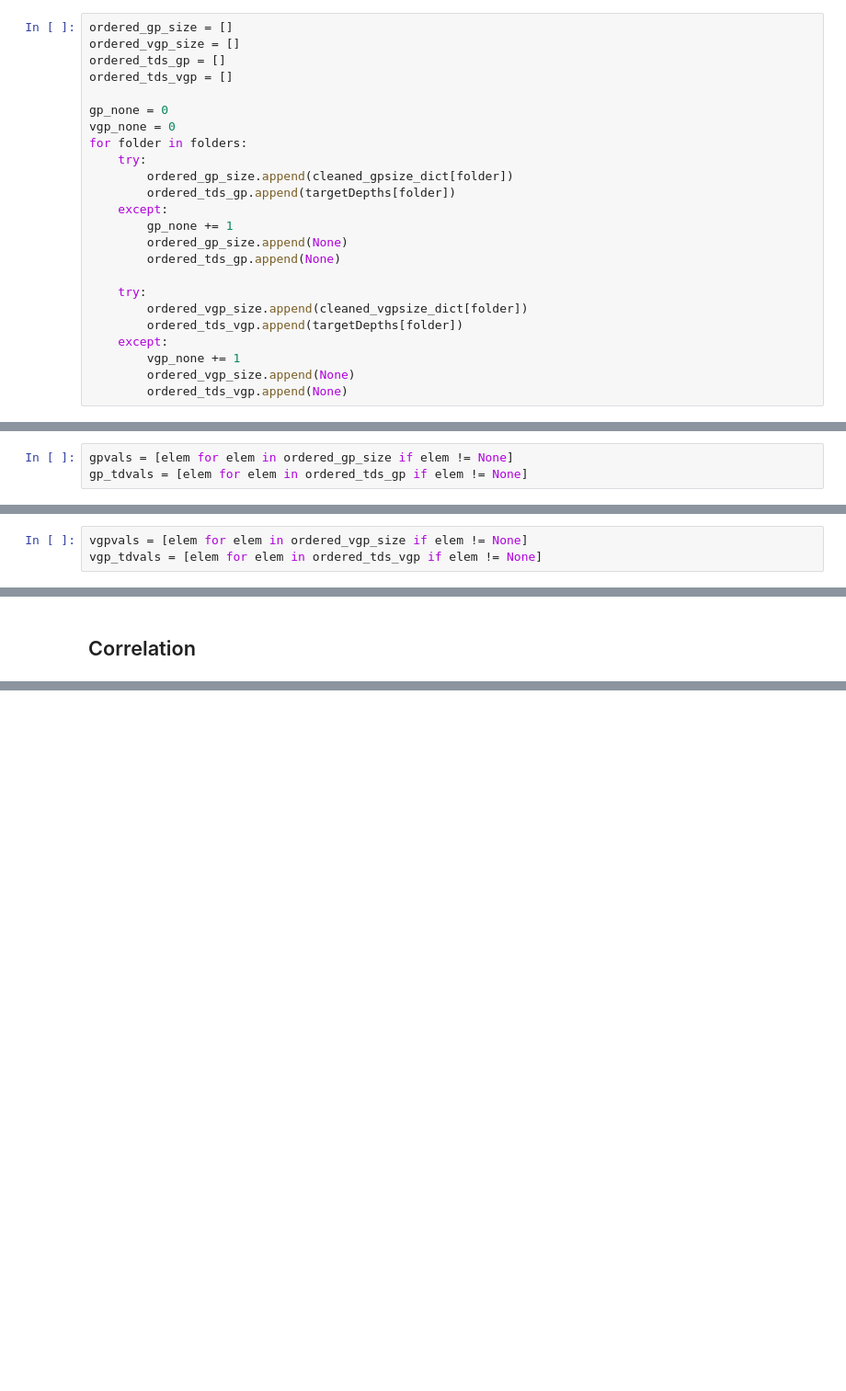
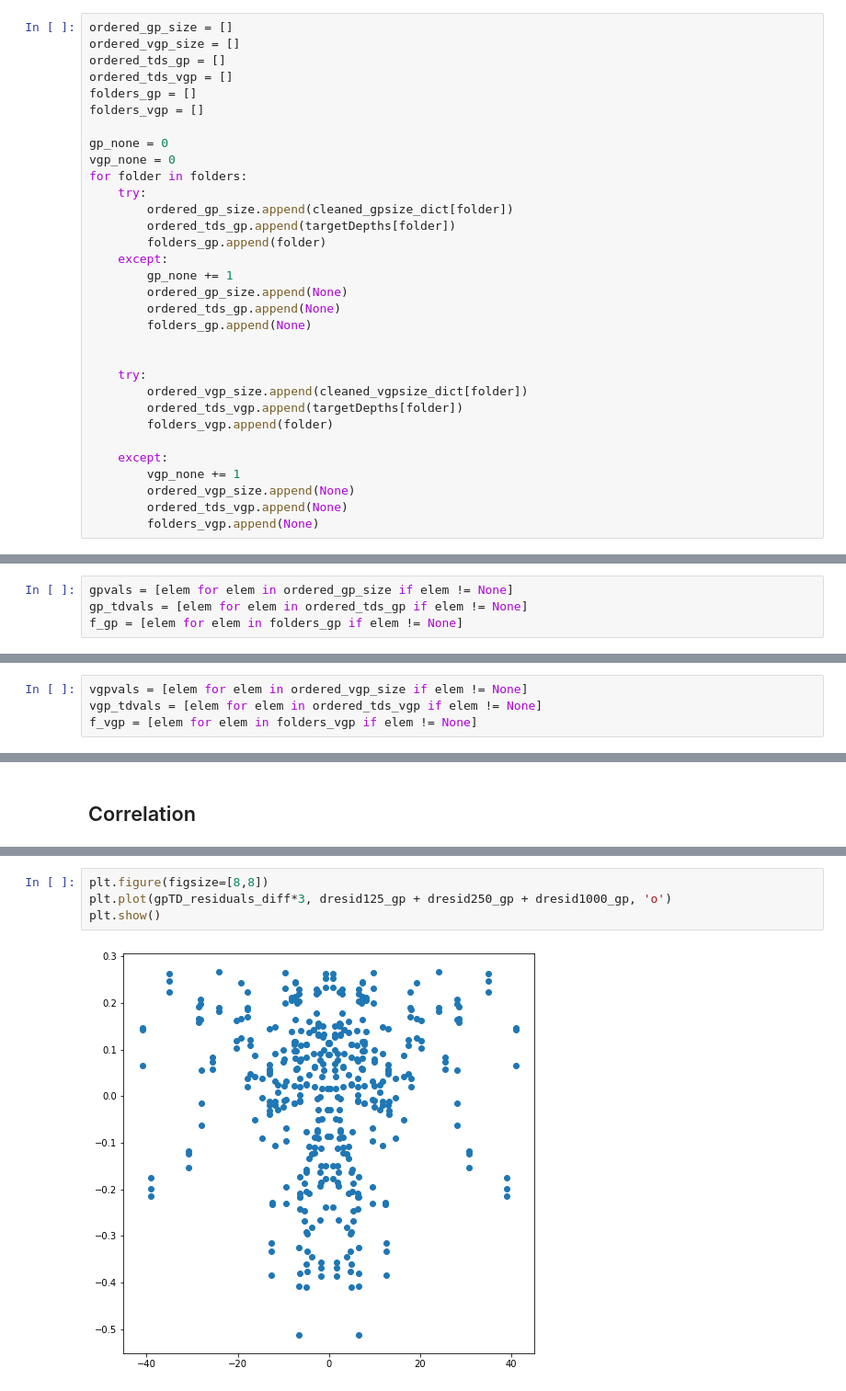
Before and after one commit to prachimahab/depth_discrimination, a Jupyter notebook: cue_analyses/residual_GP.ipynb, the cells around one changed output, grey strips where cells are left out. Shown at 92% size. Drawn from its saved outputs; the diff is of its cells as text; blank space fills up the shorter version.

```diff
--- a/cue_analyses/residual_GP.ipynb
+++ b/cue_analyses/residual_GP.ipynb
@@ -126,6 +126,8 @@ ordered_gp_size = []
 ordered_vgp_size = []
 ordered_tds_gp = []
 ordered_tds_vgp = []
+folders_gp = []
+folders_vgp = []
 
 gp_none = 0
 vgp_none = 0
@@ -133,18 +135,24 @@ for folder in folders:
     try:
         ordered_gp_size.append(cleaned_gpsize_dict[folder])
         ordered_tds_gp.append(targetDepths[folder])
+        folders_gp.append(folder)
     except:
         gp_none += 1
         ordered_gp_size.append(None)
         ordered_tds_gp.append(None)
+        folders_gp.append(None)
+
 
     try:
         ordered_vgp_size.append(cleaned_vgpsize_dict[folder])
         ordered_tds_vgp.append(targetDepths[folder])
+        folders_vgp.append(folder)
+
     except:
         vgp_none += 1
         ordered_vgp_size.append(None)
         ordered_tds_vgp.append(None)
+        folders_vgp.append(None)
 # %%
 len(ordered_gp_size), len(ordered_tds_gp), len(ordered_vgp_size), len(ordered_tds_vgp)
 # %% [output]
@@ -154,6 +162,7 @@ len(ordered_gp_size), len(ordered_tds_gp), len(ordered_vgp_size), len(ordered_td
 # %%
 gpvals = [elem for elem in ordered_gp_size if elem != None]
 gp_tdvals = [elem for elem in ordered_tds_gp if elem != None]
+f_gp = [elem for elem in folders_gp if elem != None]
 # %%
 from sklearn.linear_model import LinearRegression
 
@@ -206,6 +215,7 @@ Corr, p-val (0.2568429790686581, 0.0015669902616939355)
 # %%
 vgpvals = [elem for elem in ordered_vgp_size if elem != None]
 vgp_tdvals = [elem for elem in ordered_tds_vgp if elem != None]
+f_vgp = [elem for elem in folders_vgp if elem != None]
 # %%
 from sklearn.linear_model import LinearRegression
 
@@ -333 +411,7 @@ All:  (-0.03978955853434721, 0.4013443960763409)
+# %%
+plt.figure(figsize=[8,8])
+plt.plot(gpTD_residuals_diff*3, dresid125_gp + dresid250_gp + dresid1000_gp, 'o')
+plt.show()
+# %% [output]
+[figure, added]
 # %%
```
Also changed, not shown: parts of 10 cells of this notebook, 2 other files.
